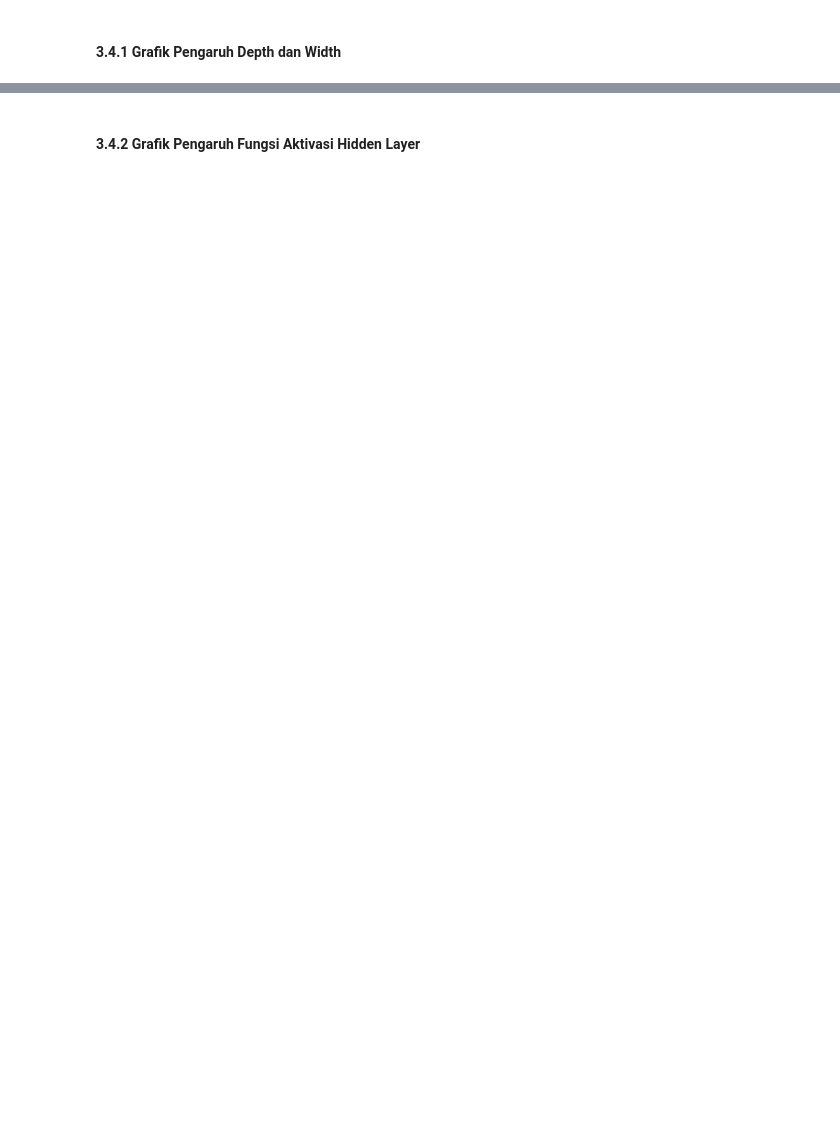
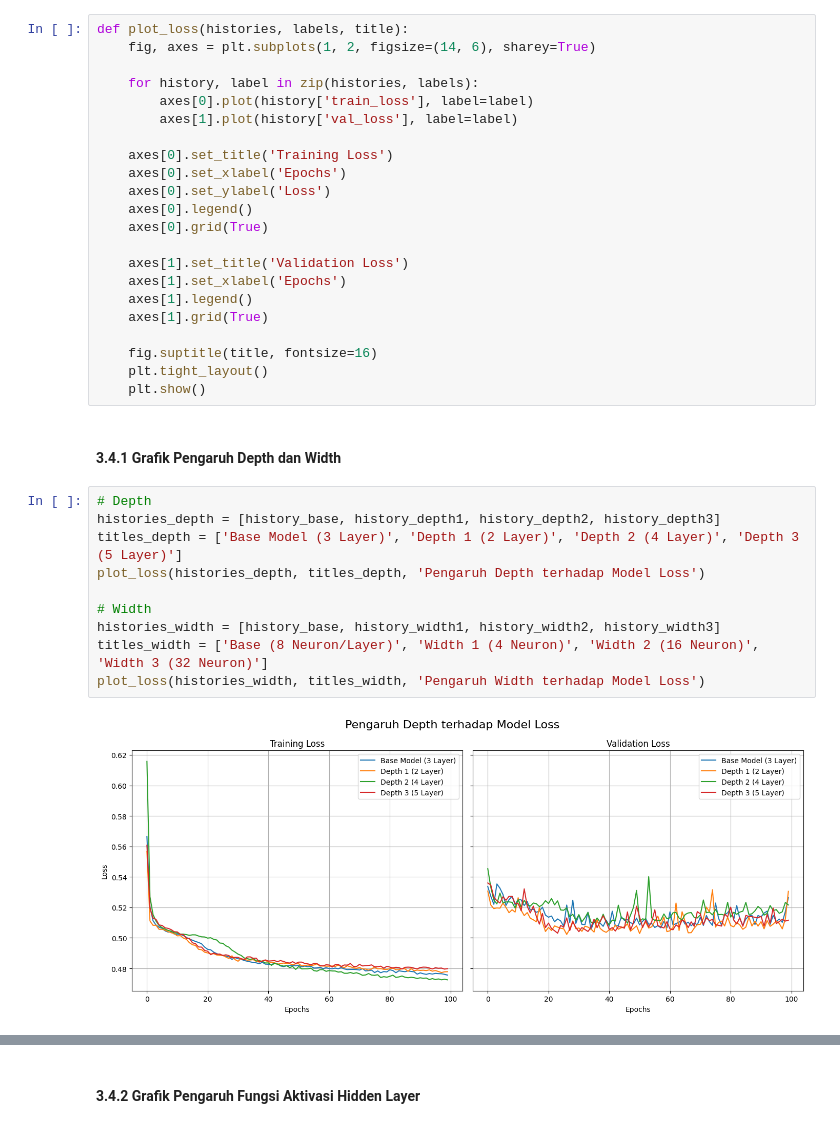
Before and after one commit to StefanMattew/MagangLearning-Tubes-IF3270, a Jupyter notebook: src/Pengujian.ipynb, the cells around one changed output, grey strips where cells are left out. Cells and saved outputs as stored; diff of their text form; blank space fills up the shorter version.

```diff
--- a/src/Pengujian.ipynb
+++ b/src/Pengujian.ipynb
@@ -946,5 +946,39 @@ Training sklearn MLP Model...
 >>> MLPClassifier Validation Macro F1-Score: 0.7026
 # %% [markdown]
 ### 3.4 Visualisasi Pengujian
+# %%
+def plot_loss(histories, labels, title):
+    fig, axes = plt.subplots(1, 2, figsize=(14, 6), sharey=True)
+
+    for history, label in zip(histories, labels):
+        axes[0].plot(history['train_loss'], label=label)
+        axes[1].plot(history['val_loss'], label=label)
+
+    axes[0].set_title('Training Loss')
+    axes[0].set_xlabel('Epochs')
+    axes[0].set_ylabel('Loss')
+    axes[0].legend()
+    axes[0].grid(True)
+
+    axes[1].set_title('Validation Loss')
+    axes[1].set_xlabel('Epochs')
+    axes[1].legend()
+    axes[1].grid(True)
+
+    fig.suptitle(title, fontsize=16)
+    plt.tight_layout()
+    plt.show()
 # %% [markdown]
 #### 3.4.1 Grafik Pengaruh Depth dan Width
+# %%
+# Depth
+histories_depth = [history_base, history_depth1, history_depth2, history_depth3]
+titles_depth = ['Base Model (3 Layer)', 'Depth 1 (2 Layer)', 'Depth 2 (4 Layer)', 'Depth 3 (5 Layer)']
+plot_loss(histories_depth, titles_depth, 'Pengaruh Depth terhadap Model Loss')
+
+# Width
+histories_width = [history_base, history_width1, history_width2, history_width3]
+titles_width = ['Base (8 Neuron/Layer)', 'Width 1 (4 Neuron)', 'Width 2 (16 Neuron)', 'Width 3 (32 Neuron)']
+plot_loss(histories_width, titles_width, 'Pengaruh Width terhadap Model Loss')
+# %% [output]
+[figure, added]
```
Also changed, not shown: parts of 18 cells of this notebook, 1 other file.
